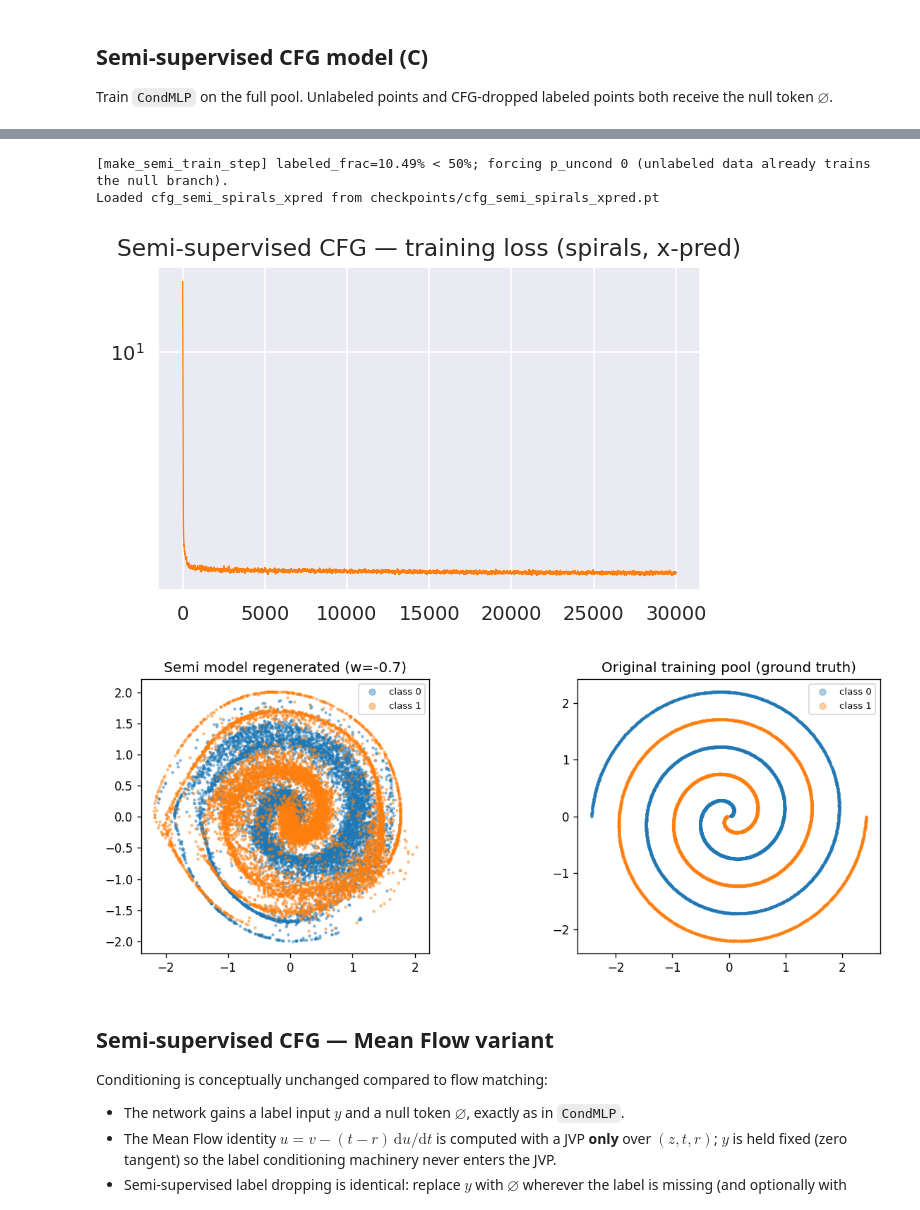
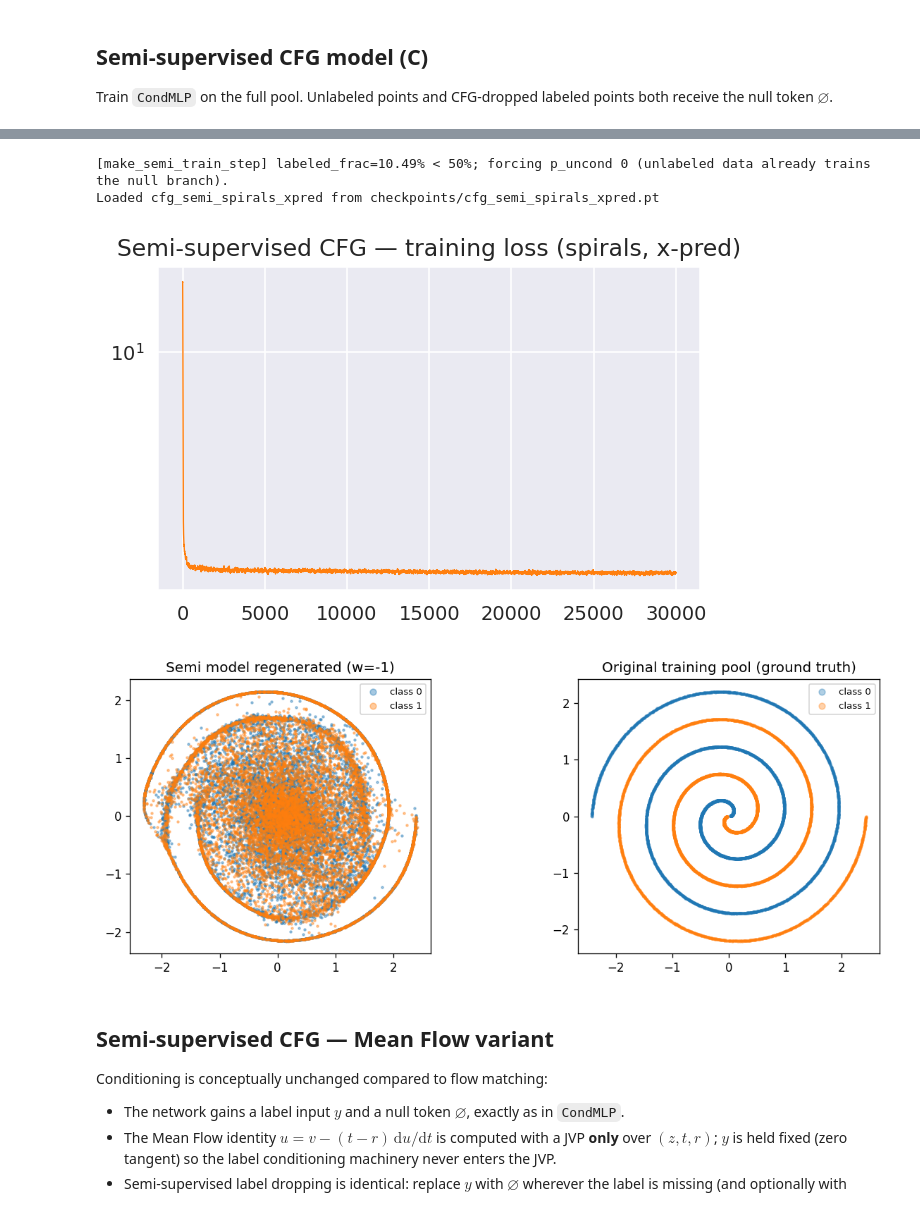
Before and after one commit to etienne87/diffusion_tutorials, a Jupyter notebook: notebooks/semi_supervised_with_cfg.ipynb, the cells around one changed output, grey strips where cells are left out. Saved outputs shown, nothing was run; the diff lists cells and outputs as text; code cells hidden in the pictures.

```diff
--- a/notebooks/semi_supervised_with_cfg.ipynb
+++ b/notebooks/semi_supervised_with_cfg.ipynb
@@ -342,0 +393,43 @@ Loaded cfg_full_spirals_xpred from checkpoints/cfg_full_spirals_xpred.pt
+# %%
+
+# Standard unconditional flow matching : it works
+def train_step_fm(x, net, optimizer):
+    t = sample_t(len(x), eps=0.05 if net.x_prediction else 0).to(x.device)
+    e = torch.randn_like(x)
+    z = (1 - t) * x + t * e
+    v_pred   = net(z, t)
+    if net.x_prediction:
+        v_target = (z - x) / t
+    else:
+        v_target = e - x
+    loss = F.mse_loss(v_pred, v_target)
+    optimizer.zero_grad(); loss.backward(); optimizer.step()
+    return loss
+
+from common import TinyMLP, generate_samples_euler
+
+model_fm = TinyMLP(2, 64, time_dim=0, x_prediction=False, n_residual=4)
+fm_losses = load_or_train(
+    model_fm, name="standard_fm_spiral", train_step=train_step_fm,
+    data=pool_x, niter=30000, lr=1e-3,
+    ckpt_dir="checkpoints", batch_size=1024,
+    load=True, save=True,
+)
+
+# Use many steps — the spiral flow field is highly curved.
+# Even so, centre-pileup will persist due to the multi-modality issue above.
+gen_fm_x = generate_samples_euler(model_fm, n_samples=len(pool_x), n_steps=200)
+
+fig, axes = plt.subplots(1, 2, figsize=(11, 4), dpi=120)
+axes[0].scatter(gen_fm_x[:, 0], gen_fm_x[:, 1], s=3, alpha=0.3, color='tab:gray')
+axes[0].set_title('Unconditional FM — centre-pileup from E[x|z_t] averaging')
+axes[0].set_aspect('equal')
+for k in range(N_CLASSES):
+    m = pool_y.numpy() == k
+    axes[1].scatter(pool_x[m, 0], pool_x[m, 1], s=3, alpha=0.35,
+                    color=palette(k), label=f'class {k}')
+axes[1].set_title('Original training pool (ground truth)')
+axes[1].set_aspect('equal')
+axes[1].legend(markerscale=3, fontsize=8)
+plt.tight_layout()
+plt.show()
@@ -373,36 +469,36 @@ with sns.axes_style("darkgrid"):
 
 # Quick visual sanity check: semi-model regenerated data vs original pool data
 N_GEN_SEMI_VIS = 10000
-W_SEMI_VIS     = -0.7
+W_SEMI_VIS     = -1
 
 labels_semi_vis = torch.arange(N_CLASSES).repeat_interleave(N_GEN_SEMI_VIS)
 gen_semi_x      = sample_cfg(semi_model, labels_semi_vis, w=W_SEMI_VIS, n_steps=150)
 
 fig, axes = plt.subplots(1, 2, figsize=(11, 4), dpi=120)
 
 for k in range(N_CLASSES):
     m = labels_semi_vis.numpy() == k
     axes[0].scatter(gen_semi_x[m, 0], gen_semi_x[m, 1], s=3, alpha=0.4,
                     color=palette(k), label=f'class {k}')
 axes[0].set_title(f'Semi model regenerated (w={W_SEMI_VIS})')
 axes[0].set_aspect('equal')
 axes[0].legend(markerscale=3, fontsize=8)
 
 for k in range(N_CLASSES):
     m = pool_y.numpy() == k
     axes[1].scatter(pool_x[m, 0], pool_x[m, 1], s=3, alpha=0.35,
                     color=palette(k), label=f'class {k}')
 axes[1].set_title('Original training pool (ground truth)')
 axes[1].set_aspect('equal')
 axes[1].legend(markerscale=3, fontsize=8)
 
 plt.tight_layout()
 plt.show()
 # %% [output]
 [make_semi_train_step] labeled_frac=10.49% < 50%; forcing p_uncond 0 (unlabeled data already trains the null branch).
 Loaded cfg_semi_spirals_xpred from checkpoints/cfg_semi_spirals_xpred.pt
 [figure]
-[figure, old version]
+[figure, new version]
 # %% [markdown]
 ## Semi-supervised CFG — Mean Flow variant
 
```
Also changed, not shown: parts of 4 cells of this notebook, 1 other file.
